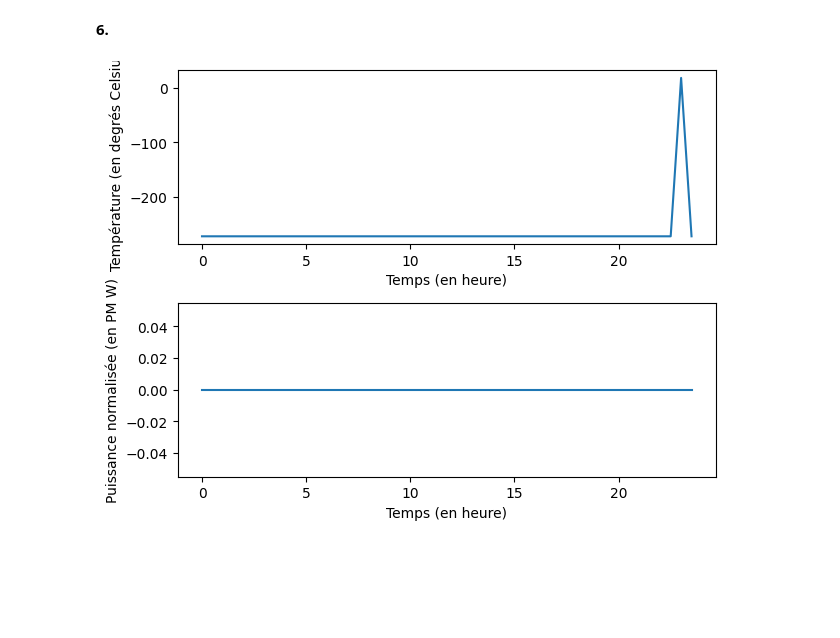
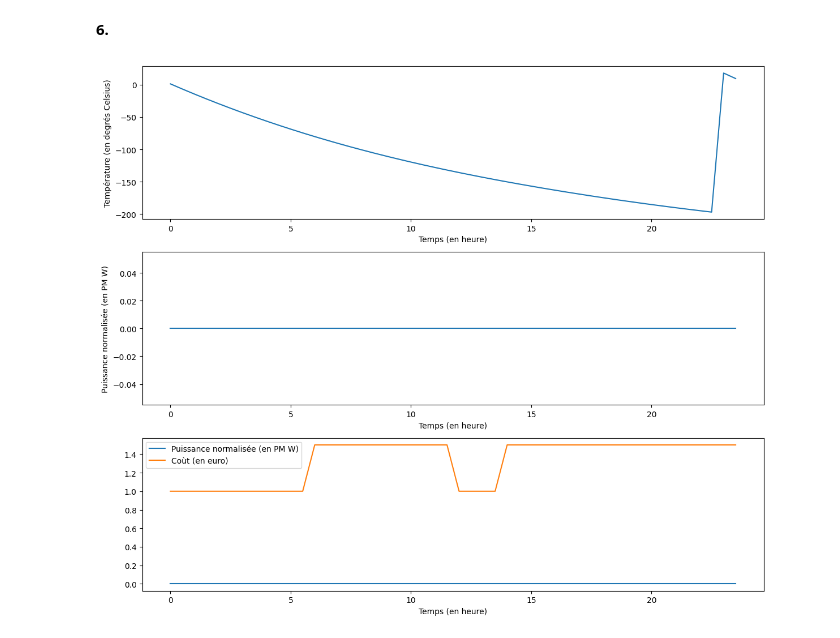
Before and after one commit to TomSchippke/PROJETS_S2, a Jupyter notebook: Mini_Projet_Optim_LAGARDE_SCHIPPKE.ipynb, the cells around one changed output. Drawn from its saved outputs; the diff is of its cells as text; code cells hidden in the pictures; blank space fills up the shorter version.

```diff
--- a/Mini_Projet_Optim_LAGARDE_SCHIPPKE.ipynb
+++ b/Mini_Projet_Optim_LAGARDE_SCHIPPKE.ipynb
@@ -88,7 +79,7 @@ temps=[i/2 for i in range (0,48)]
 temps=np.array(temps)
 T=np.zeros(48) #liste des températures (de 00h à 23h30 avec un pas de 30min)
 Power=np.zeros(48) #liste des puissances (de 00h à 23h30 avec un pas de 30min)
-T[23*2]=T_in   #ajout de la condition initiale de température (algo commencant à 23h)
+T[t_0*2]=T_in   #ajout de la condition initiale de température (algo commencant à 23h)
 
 
 #construction de la liste des tarifs C sous la forme [c_0, c_1, ...] où c_0 correspond donc au tarif de 00h à 00h30, c_1 de 00h30 à 1h00 etc
@@ -110,35 +101,60 @@ for i in range (48):
     else:
         P.append(False)
 P=np.array(P)
 
 
 def outside_temp(ti):
     '''fonction renvoyant la température extérieur à une heure donnée'''
     t=ti%24 #obtenir l'heure modulo 24
     return 4+8*np.exp((-(t-12)**2 )/40)
 
 
 def evolution_temp(Ti,Pi,Tie):
     '''fonction prenant en paramètre T_i, P_i et T_i_e et renvoyant T_(i+1)'''
     return np.exp(-(k+h)*dt)*Ti+ ((1-np.exp(-(k+h)*dt))/(k+h))*(b*Pi+h*Tie)
 
 
-###algo de résolution
+##algo de modélisation
+for i in range (48):
+    indice=t_0*1/dt+i          #indice des listes
+    indice_precedent=t_0*1/dt+i -1
+    if indice>=48:
+        indice=indice%48
+    if indice_precedent>=48:
+        indice_precedent=indice_precedent%48
 
-##XX
+    t=(t_0+i*dt)%24     #heure "actuelle"; on travail sur des heures comprises entre 0h et 24h
+
+    if t==t_0:         #cas de base de la modélisation
+
+        #algo de résolution
+        pass
+    else:
+        T[int(indice)]=evolution_temp(T[int(indice_precedent)],P[int(indice_precedent)],outside_temp(t))
+        #algo de résolution
+
+
 
 ##affichage des graphiques intéressants
-plt.subplot(2, 1, 1)
+plt.figure(figsize=(12, 10))
+
+plt.subplot(3, 1, 1)
 plt.plot(temps, T-273)
 plt.xlabel('Temps (en heure)')
 plt.ylabel('Température (en degrés Celsius)')
 
-plt.subplot(2, 1, 2)
+plt.subplot(3, 1, 2)
 plt.plot(temps, Power/5000)
 plt.xlabel('Temps (en heure)')
 plt.ylabel('Puissance normalisée (en PM W)')
 
+plt.subplot(3, 1, 3)
+plt.plot(temps, Power/5000, label='Puissance normalisée (en PM W)')
+plt.plot(temps,C, label='Coùt (en euro)')
+plt.xlabel('Temps (en heure)')
+plt.legend()
+
 plt.tight_layout()
 plt.show()
 # %% [output]
-[figure, old version]
+[figure, new version]
```
Also changed, not shown: parts of 3 cells of this notebook.
